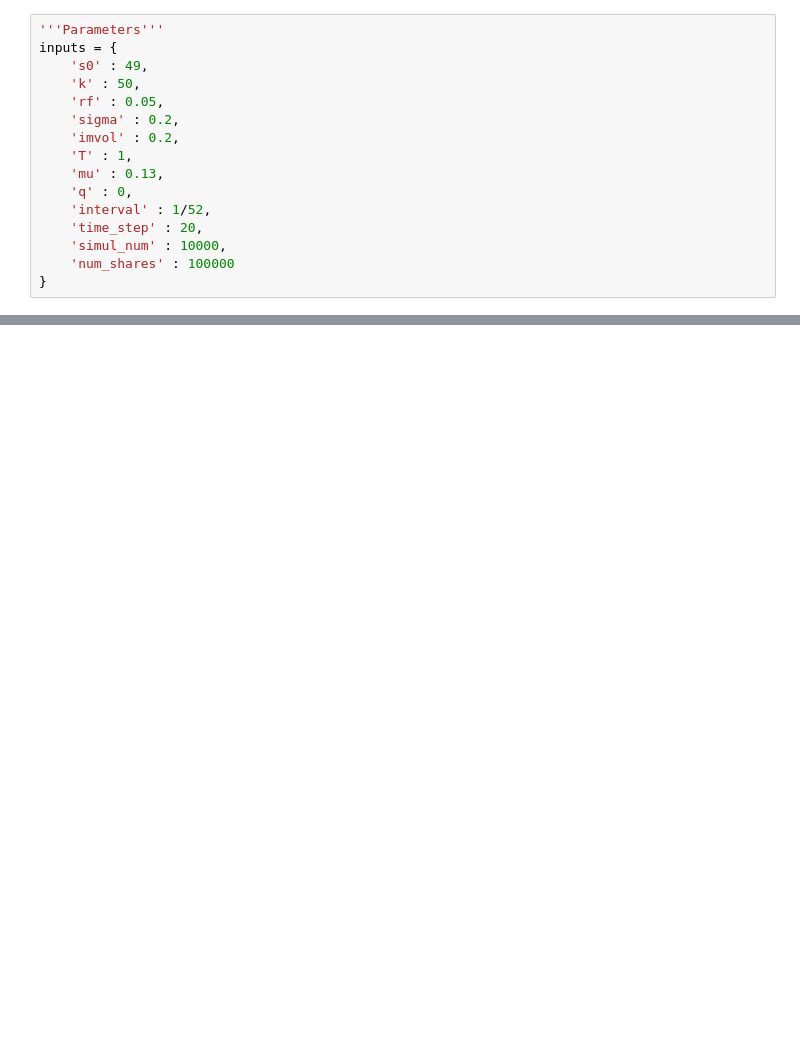
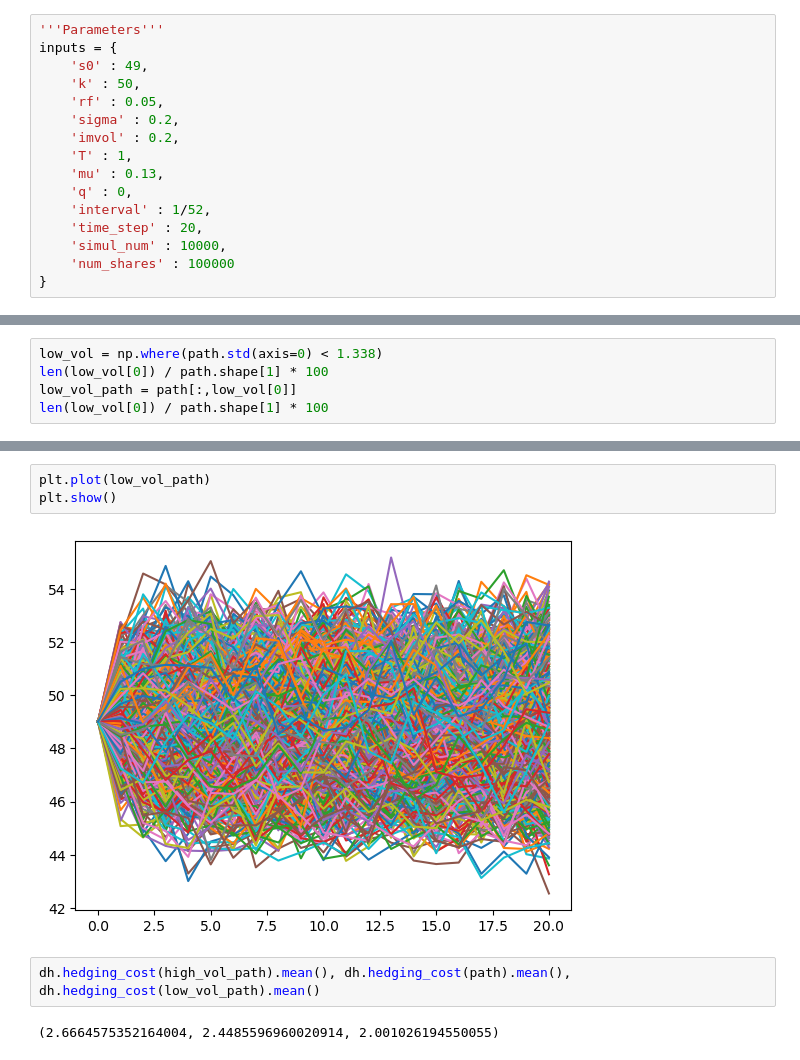
Before and after one commit to MalrangQuant/Derivatives-Trading-Strategy, a Jupyter notebook: Pre-Term.ipynb, the cells around one changed output, grey strips where cells are left out. Cells and saved outputs as stored; diff of their text form; blank space fills up the shorter version.

```diff
--- a/Pre-Term.ipynb
+++ b/Pre-Term.ipynb
@@ -355,0 +269,5 @@ TypeError: __init__() takes 1 positional argument but 2 were given
+# %%
+low_vol = np.where(path.std(axis=0) < 1.338)
+len(low_vol[0]) / path.shape[1] * 100
+low_vol_path = path[:,low_vol[0]]
+len(low_vol[0]) / path.shape[1] * 100
@@ -355,0 +303,9 @@ TypeError: __init__() takes 1 positional argument but 2 were given
+# %%
+plt.plot(low_vol_path)
+plt.show()
+# %% [output]
+[figure, added]
+# %%
+dh.hedging_cost(high_vol_path).mean(), dh.hedging_cost(path).mean(), dh.hedging_cost(low_vol_path).mean()
+# %% [output]
+(2.6664575352164004, 2.4485596960020914, 2.001026194550055)
```
Also changed, not shown: parts of 58 cells of this notebook, 7 other files.
